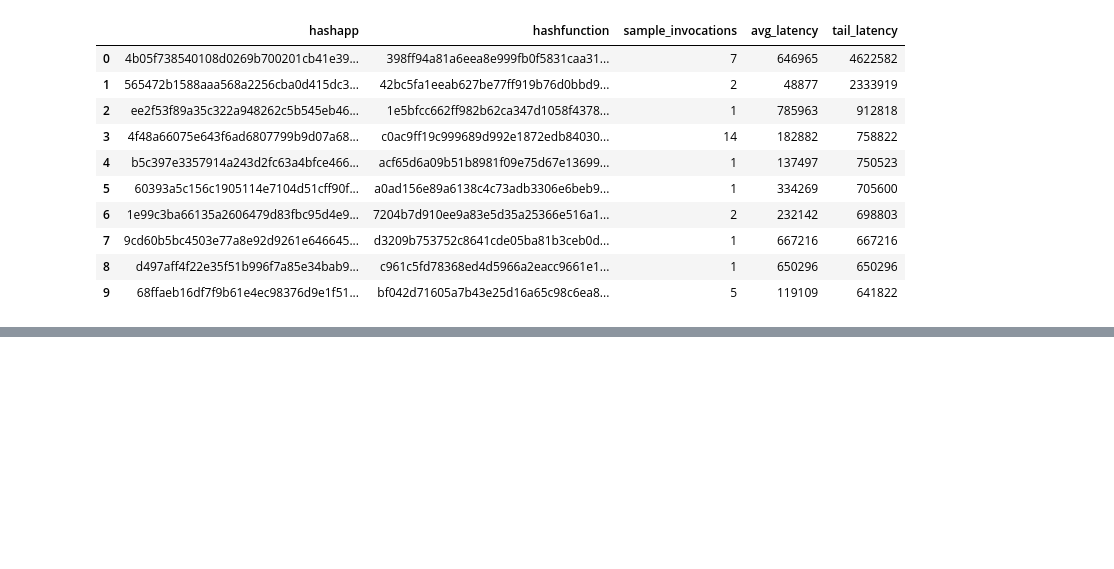
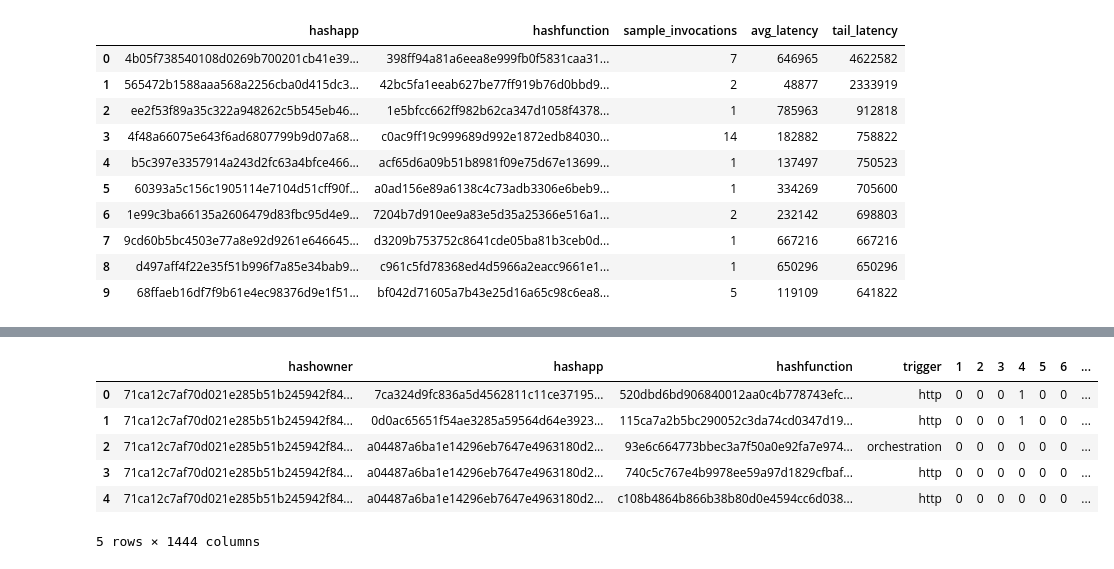
Before and after one commit to atrbyg24/azure-telemetry, a Jupyter notebook: notebooks/eda.ipynb, the cells around one changed output, grey strips where cells are left out. Cells and saved outputs as stored; diff of their text form; code cells hidden in the pictures; blank space fills up the shorter version.

```diff
--- a/notebooks/eda.ipynb
+++ b/notebooks/eda.ipynb
@@ -154,0 +187,17 @@ Latency vs. Demand (Looking for Cold Starts):
+# %%
+query = """
+SELECT *
+FROM "invocations_per_function_md.anon.d01"
+LIMIT 5;
+"""
+
+df_query = pd.read_sql(query, conn)
+display(df_query)
+# %% [output]
+|  | hashowner | hashapp | hashfunction | trigger | 1 | 2 | 3 | 4 | 5 | 6 | ... |
+| 0 | 71ca12c7af70d021e285b51b245942f84... | 7ca324d9fc836a5d4562811c11ce37195... | 520dbd6bd906840012aa0c4b778743efc... | http | 0 | 0 | 0 | 1 | 0 | 0 | ... |
+| 1 | 71ca12c7af70d021e285b51b245942f84... | 0d0ac65651f54ae3285a59564d64e3923... | 115ca7a2b5bc290052c3da74cd0347d19... | http | 0 | 0 | 0 | 1 | 0 | 0 | ... |
+| 2 | 71ca12c7af70d021e285b51b245942f84... | a04487a6ba1e14296eb7647e4963180d2... | 93e6c664773bbec3a7f50a0e92fa7e974... | orchestration | 0 | 0 | 0 | 0 | 0 | 0 | ... |
+| 3 | 71ca12c7af70d021e285b51b245942f84... | a04487a6ba1e14296eb7647e4963180d2... | 740c5c767e4b9978ee59a97d1829cfbaf... | http | 0 | 0 | 0 | 0 | 0 | 0 | ... |
+| 4 | 71ca12c7af70d021e285b51b245942f84... | a04487a6ba1e14296eb7647e4963180d2... | c108b4864b866b38b80d0e4594cc6d038... | http | 0 | 0 | 0 | 0 | 0 | 0 | ... |
+5 rows × 1444 columns
```
Also changed, not shown: parts of 2 cells of this notebook, 1 other file.
